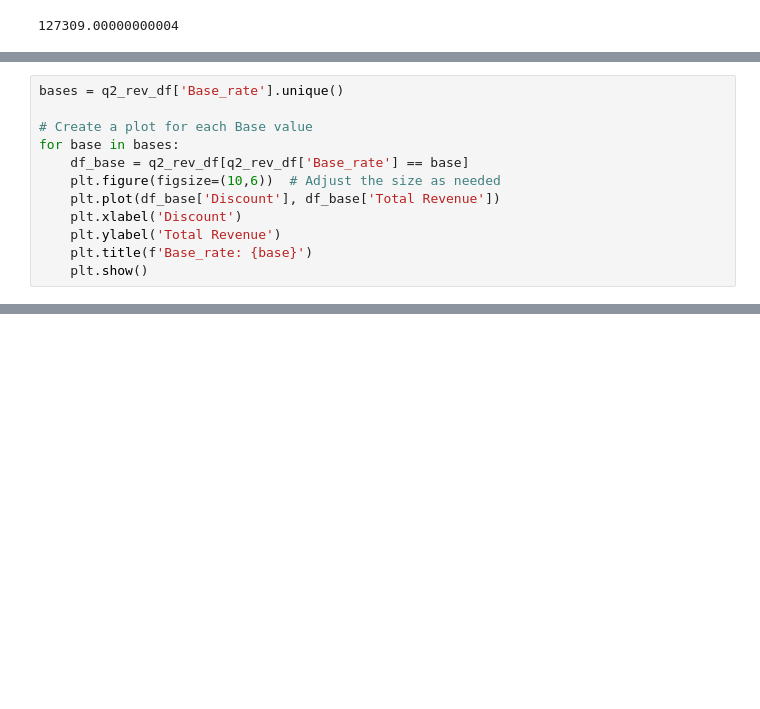
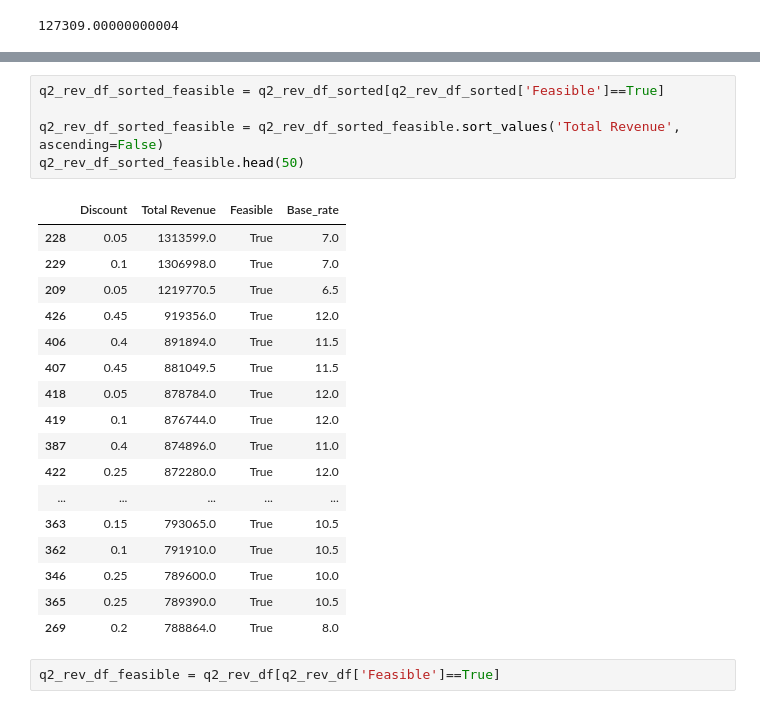
Before and after one commit to MiracleSkyHawk/RSM8423_GA4, a Jupyter notebook: RSM8423_GA4_Jesse_cluster-Copy2.ipynb, the cells around one changed output, grey strips where cells are left out. Saved outputs shown, nothing was run; the diff lists cells and outputs as text; blank space fills up the shorter version.

```diff
--- a/RSM8423_GA4_Jesse_cluster-Copy2.ipynb
+++ b/RSM8423_GA4_Jesse_cluster-Copy2.ipynb
@@ -641,12 +575,0 @@ q2_rev_df_sorted
-# %%
-bases = q2_rev_df['Base_rate'].unique()
-
-# Create a plot for each Base value
-for base in bases:
-    df_base = q2_rev_df[q2_rev_df['Base_rate'] == base]
-    plt.figure(figsize=(10,6))  # Adjust the size as needed
-    plt.plot(df_base['Discount'], df_base['Total Revenue'])
-    plt.xlabel('Discount')
-    plt.ylabel('Total Revenue')
-    plt.title(f'Base_rate: {base}')
-    plt.show()
@@ -666,0 +638,25 @@ for base in bases:
+# %%
+q2_rev_df_sorted_feasible = q2_rev_df_sorted[q2_rev_df_sorted['Feasible']==True]
+
+q2_rev_df_sorted_feasible = q2_rev_df_sorted_feasible.sort_values('Total Revenue', ascending=False)
+q2_rev_df_sorted_feasible.head(50)
+# %% [output]
+|  | Discount | Total Revenue | Feasible | Base_rate |
+| 228 | 0.05 | 1313599.0 | True | 7.0 |
+| 229 | 0.1 | 1306998.0 | True | 7.0 |
+| 209 | 0.05 | 1219770.5 | True | 6.5 |
+| 426 | 0.45 | 919356.0 | True | 12.0 |
+| 406 | 0.4 | 891894.0 | True | 11.5 |
+| 407 | 0.45 | 881049.5 | True | 11.5 |
+| 418 | 0.05 | 878784.0 | True | 12.0 |
+| 419 | 0.1 | 876744.0 | True | 12.0 |
+| 387 | 0.4 | 874896.0 | True | 11.0 |
+| 422 | 0.25 | 872280.0 | True | 12.0 |
+| ... | ... | ... | ... | ... |
+| 363 | 0.15 | 793065.0 | True | 10.5 |
+| 362 | 0.1 | 791910.0 | True | 10.5 |
+| 346 | 0.25 | 789600.0 | True | 10.0 |
+| 365 | 0.25 | 789390.0 | True | 10.5 |
+| 269 | 0.2 | 788864.0 | True | 8.0 |
+# %%
+q2_rev_df_feasible = q2_rev_df[q2_rev_df['Feasible']==True]
```
Also changed, not shown: parts of 17 cells of this notebook.
